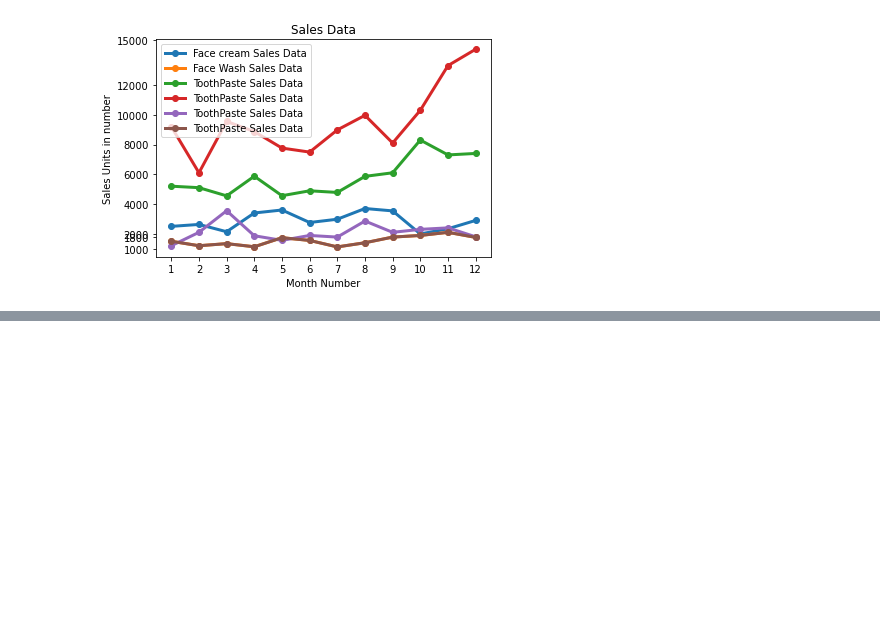
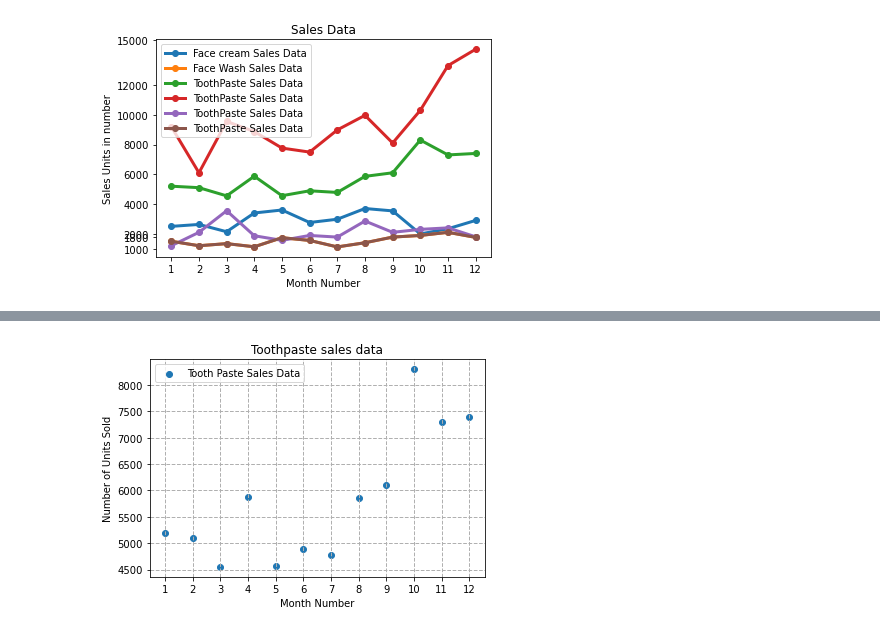
Before and after one commit to Jack1634/Data-Analysis, a Jupyter notebook: Example/data_visualization_practise.ipynb, the cells around one changed output, grey strips where cells are left out. Drawn from its saved outputs; the diff is of its cells as text; code cells hidden in the pictures; blank space fills up the shorter version.

```diff
--- a/Example/data_visualization_practise.ipynb
+++ b/Example/data_visualization_practise.ipynb
@@ -96,0 +115,15 @@ plt.show()
+# %%
+toothpaste = df["toothpaste"].tolist()
+month_number = df["month_number"].tolist()
+
+
+plt.scatter(month_number , toothpaste ,label ="Tooth Paste Sales Data" )
+plt.xlabel("Month Number")
+plt.ylabel("Number of Units Sold")
+plt.title("Toothpaste sales data")
+plt.legend(loc="upper left")
+plt.xticks(month_number)
+plt.grid(True, linewidth=1, linestyle="--")
+plt.show()
+# %% [output]
+[figure, added]
```
Also changed, not shown: parts of 2 cells of this notebook.
